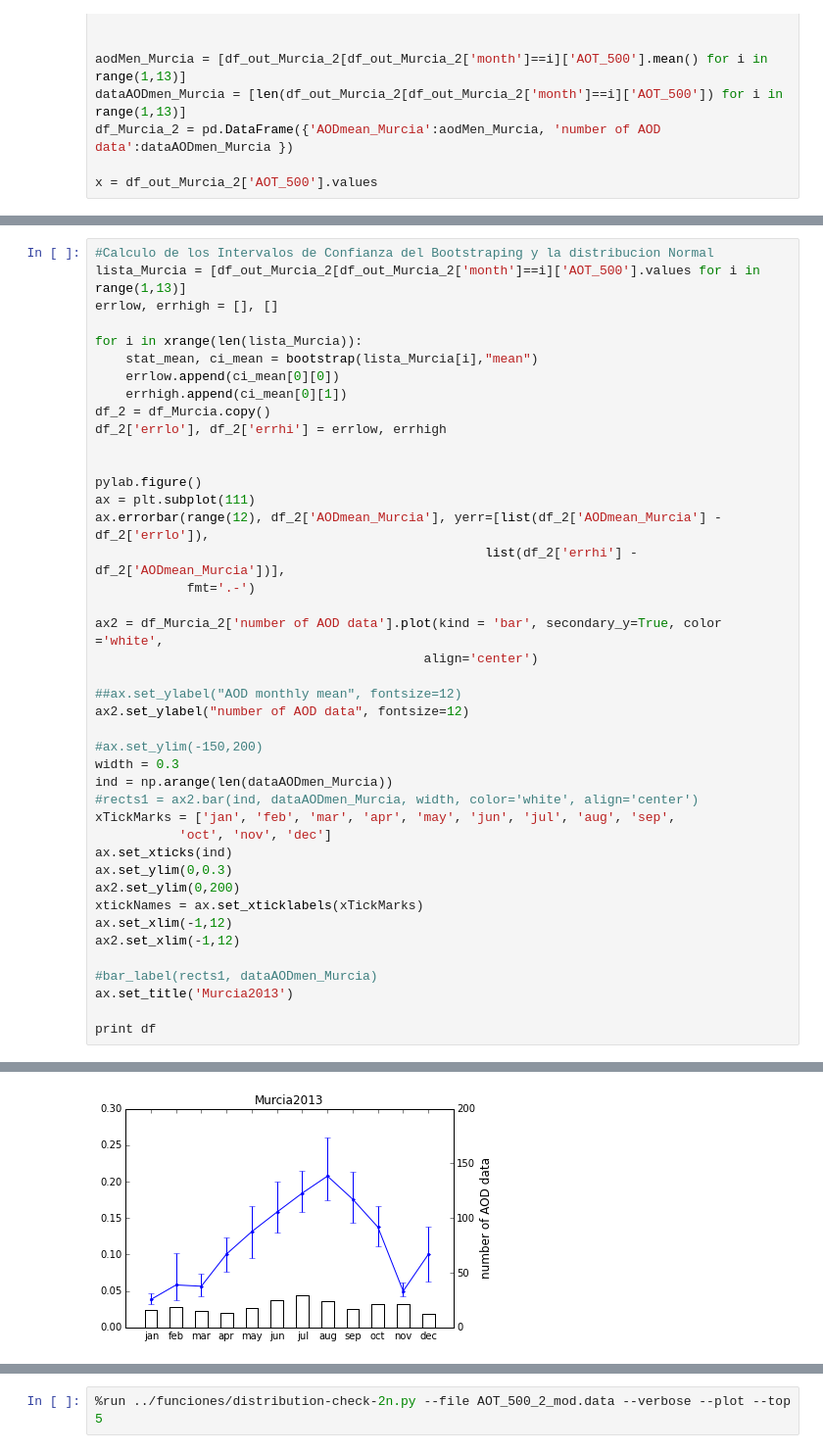
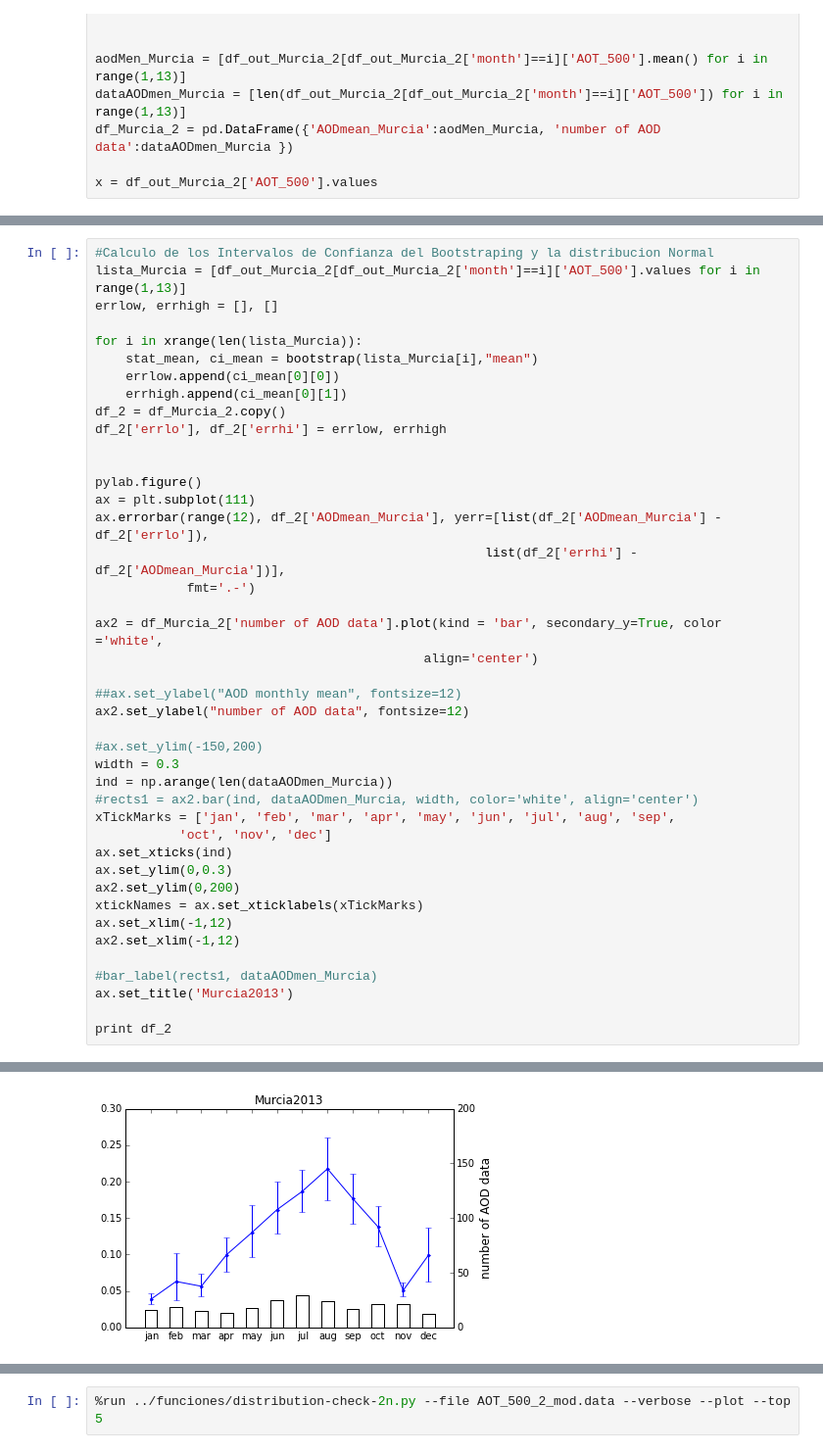
Before and after one commit to Ruben-VV/practica-python, a Jupyter notebook: Nuevo/aerosoles/aerosoles_Murcia2013_nuevo_mod.ipynb, the cells around one changed output, grey strips where cells are left out. Shown at 98% size. Cells and saved outputs as stored; diff of their text form.

```diff
--- a/Nuevo/aerosoles/aerosoles_Murcia2013_nuevo_mod.ipynb
+++ b/Nuevo/aerosoles/aerosoles_Murcia2013_nuevo_mod.ipynb
@@ -432,7 +474,7 @@ for i in xrange(len(lista_Murcia)):
     stat_mean, ci_mean = bootstrap(lista_Murcia[i],"mean")
     errlow.append(ci_mean[0][0])
     errhigh.append(ci_mean[0][1])
-df_2 = df_Murcia.copy()
+df_2 = df_Murcia_2.copy()
 df_2['errlo'], df_2['errhi'] = errlow, errhigh
 
 
@@ -464,6 +506,6 @@ ax2.set_xlim(-1,12)
 #bar_label(rects1, dataAODmen_Murcia)
 ax.set_title('Murcia2013')
 
-print df
+print df_2
 # %% [output]
     AODmean_Murcia  number of AOD data     errlo     errhi
@@ -482,2 +524,2 @@ print df
-[figure, old version]
+[figure, new version]
 # %%
```
Also changed, not shown: parts of 12 cells of this notebook, 3 other files.
